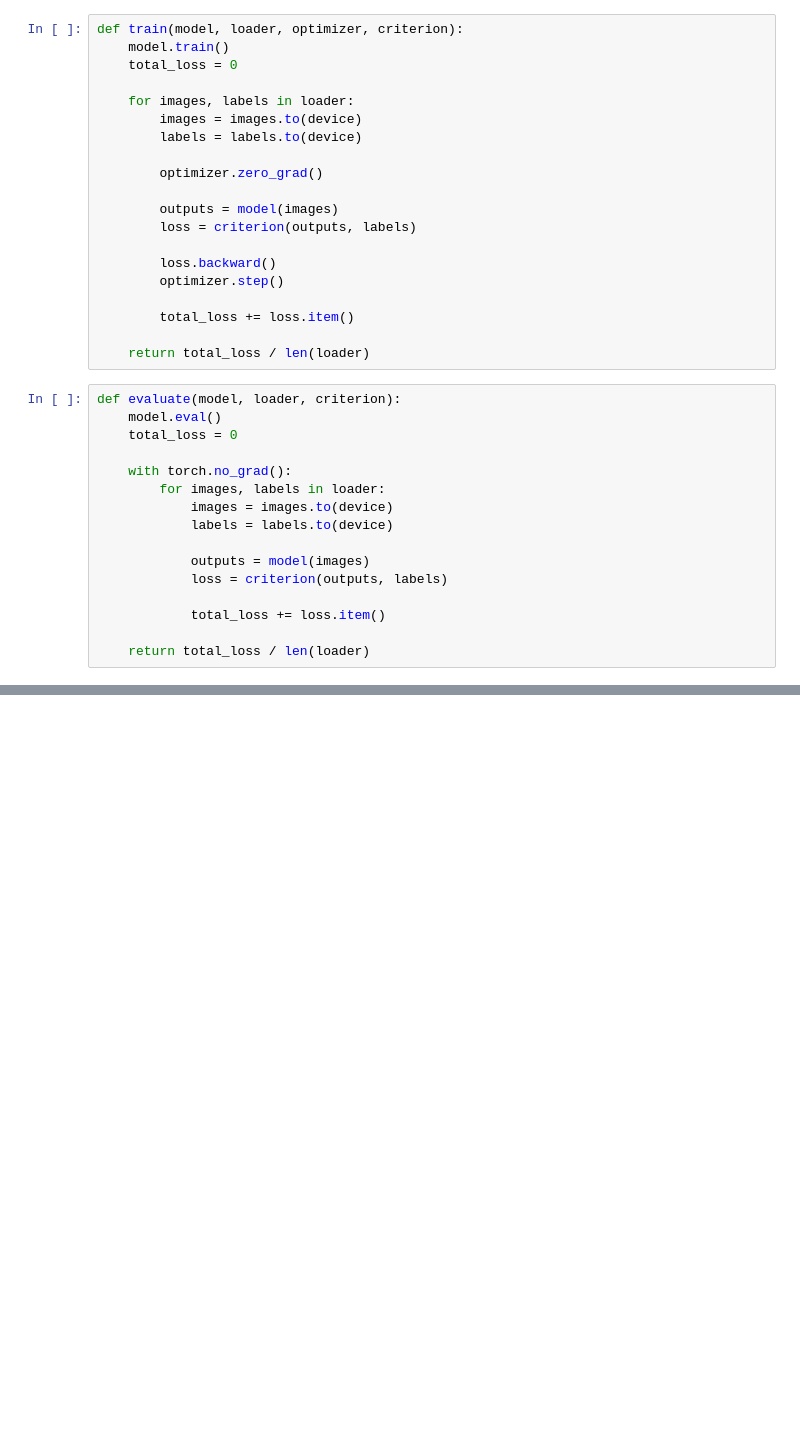
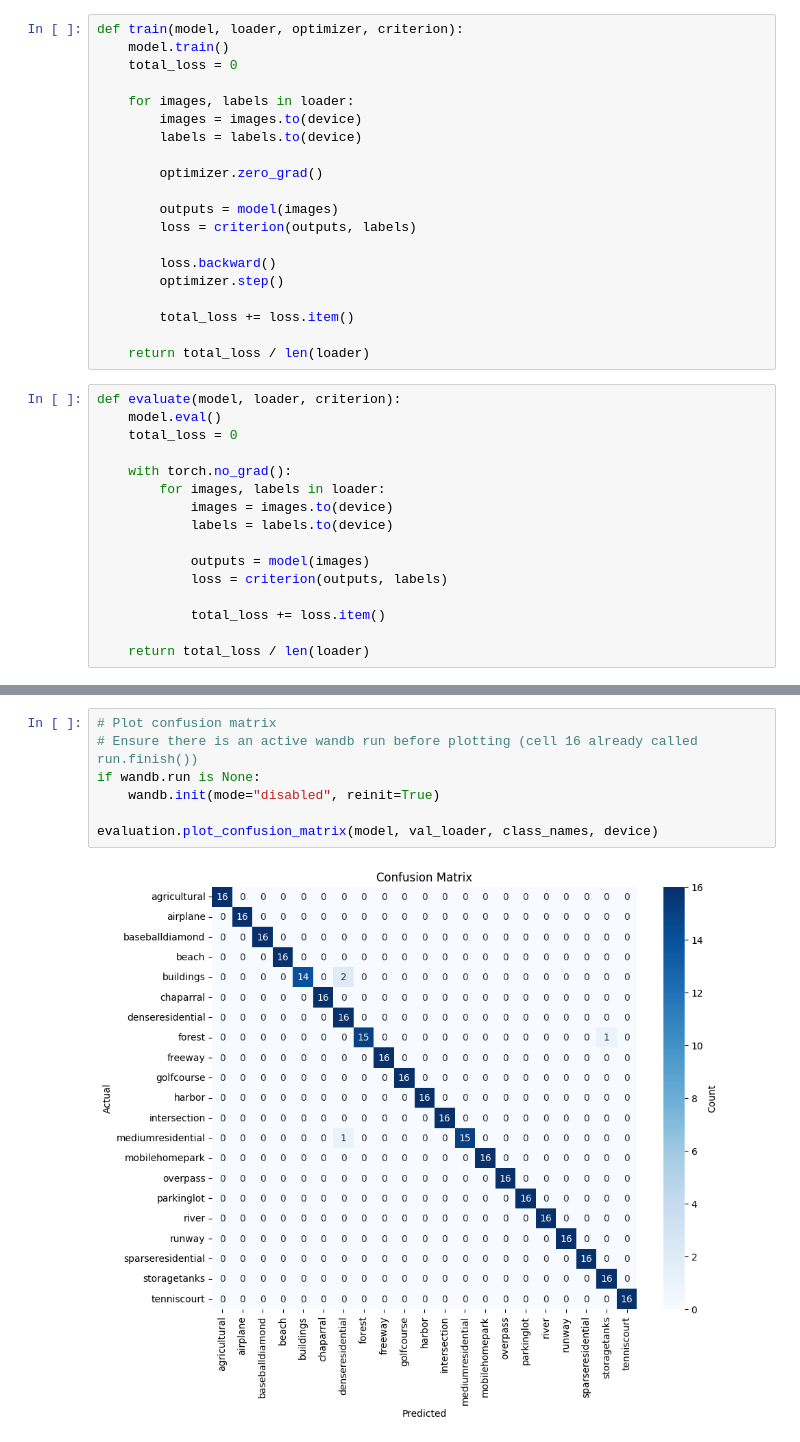
Before and after one commit to sstaheli52/Deep-learning-land-use-classification, a Jupyter notebook: notebooks/3.00_single_label_resnet50_with_imagenet.ipynb, the cells around one changed output, grey strips where cells are left out. Saved outputs shown, nothing was run; the diff lists cells and outputs as text; blank space fills up the shorter version.

```diff
--- a/notebooks/3.00_single_label_resnet50_with_imagenet.ipynb
+++ b/notebooks/3.00_single_label_resnet50_with_imagenet.ipynb
@@ -246,0 +241,9 @@ Find logs at: C:\Users\tomer\OneDrive\Home\Projects\Deep-learning-land-use-class
+# %%
+# Plot confusion matrix
+# Ensure there is an active wandb run before plotting (cell 16 already called run.finish())
+if wandb.run is None:
+    wandb.init(mode="disabled", reinit=True)
+
+evaluation.plot_confusion_matrix(model, val_loader, class_names, device)
+# %% [output]
+[figure, added]
```
Also changed, not shown: parts of 10 cells of this notebook, 11 other files.
